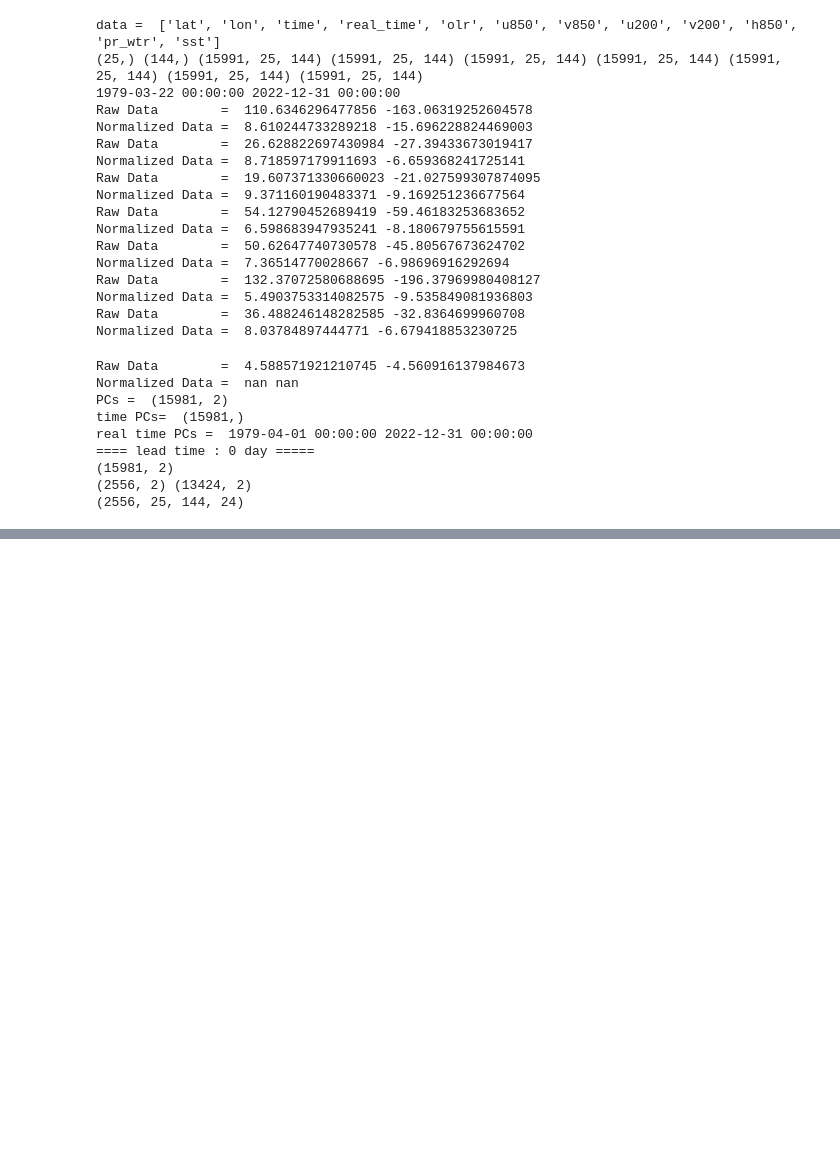
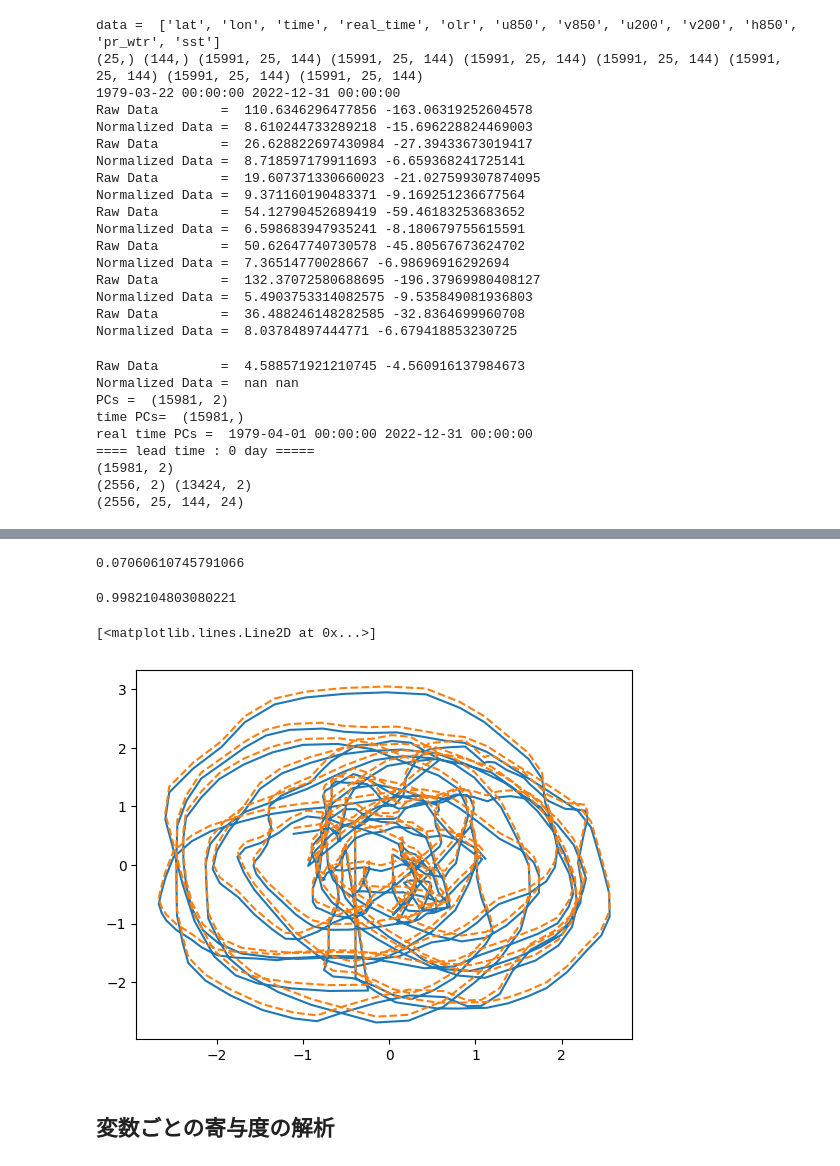
Before and after one commit to Yuumae1/machine_learning, a Jupyter notebook: notebook/shap_kikuchi-bsiso.ipynb, the cells around one changed output, grey strips where cells are left out. Cells and saved outputs as stored; diff of their text form; code cells hidden in the pictures; blank space fills up the shorter version.

```diff
--- a/notebook/shap_kikuchi-bsiso.ipynb
+++ b/notebook/shap_kikuchi-bsiso.ipynb
@@ -36,6 +98,6 @@ from keras.models import load_model
 # %%
 # データの読み込み
-data = np.load('/home/maeda/data/bsiso_eeof/prepro_anomaly_8vals.npz')
+data = np.load('/work/gi55/i55233/data/results/bsiso_eeof/prepro_anomaly_8vals.npz')
 print('data = ', data.files)
 
 lat = data['lat'][24:49]
@@ -74,7 +136,7 @@ pr_wtr_norm = normalization(pr_wtr)
 sst_norm = normalization(sst)
 
 # bsiso index (eEOF) 読み込み
-data_file = '/home/maeda/data/bsiso_eeof/bsiso_rt-PCs.npz'
+data_file = '/work/gi55/i55233/data/results/bsiso_eeof/bsiso_rt-PCs.npz'
 PC      = np.load(data_file)['rt_PCs'][:,:2]
 sign    = np.array([-1, 1]).T
 PC_norm = sign * PC / PC.std(axis=0)[np.newaxis,:]
@@ -95,8 +157,9 @@ def indexing(lead_time):
   sup_train = sup_data[idx]
   idx = np.where((rt.year > 2015))[0]
   sup_test = sup_data[idx]
+  sup_rt = rt[idx]
   print(sup_test.shape, sup_train.shape)
-  return data, rt, sup_train, sup_test, output_shape
+  return data, rt, sup_train, sup_test, output_shape, sup_rt
 
 # 入力データの前処理
 def preprocess(data, rt, lead_time):
@@ -120,7 +183,7 @@ for lead_time in lt_box:
 
   print('==== lead time : {} day ====='.format(lead_time))
 
-  data, rt, sup_train, sup_test, output_shape = indexing(lead_time)
+  data, rt, sup_train, sup_test, output_shape, sup_rt = indexing(lead_time)
 
   olr_ipt_test = preprocess(olr_norm, rt, lead_time)
   u850_ipt_test = preprocess(u850_norm, rt, lead_time)
@@ -175,5 +228,6 @@ Exception encountered: Unrecognized keyword arguments: ['batch_shape']
-# %%
-datasets = ipt_test[:300]
-shap.explainers._deep.deep_tf.op_handlers["FusedBatchNormV3"] = shap.explainers._deep.deep_tf.passthrough # batch norm を挟む場合、このコードが必要：https://github.com/shap/shap/issues/1406
-explainer = shap.DeepExplainer(model = model, data = datasets)
-shap_values = explainer.shap_values(datasets, check_additivity=False)
+# %%
+total1 = shap_values.sum(axis=(2,3,4))
+total2 = shap_values.sum(axis=(2,3,4))
+print(total1.shape, total2.shape)
+print(total1[0,:100])
+print(total2[1,:100])
@@ -179,0 +252,6 @@ shap_values = explainer.shap_values(datasets, check_additivity=False)
+# %%
+jja = np.where((sup_rt.month >= 6) & (sup_rt.month <= 8) & (sup_rt.year > 2015))[0]
+rt = real_time2[jja]
+pred_jja = pred[jja]
+print(pred_jja.shape)
+print(pred_jja[:100])
@@ -179,0 +276,26 @@ shap_values = explainer.shap_values(datasets, check_additivity=False)
+# %%
+rmse_shap = np.sqrt(np.mean((total1[:,0] - pred_jja[0])**2))
+print(rmse_shap)
+# %% [output]
+0.07060610745791066
+# %%
+# 相関係数の計算
+def culc_cor(test_data, pred_data):
+    j = 0
+    cor = (np.sum(pred_data[:,2*j] * test_data[:,2*j], axis=0) + np.sum(pred_data[:,2*j+1] * test_data[:,2*j+1], axis=0)) / \
+            (np.sqrt(np.sum(pred_data[:,2*j] ** 2 + pred_data[:,2*j+1] ** 2, axis=0)) * np.sqrt(np.sum(test_data[:,2*j] ** 2 + test_data[:,2*j+1] ** 2, axis=0)))
+    #print('cor : = ', cor)
+    return cor
+
+cor = culc_cor(total1.T, pred_jja)
+print(cor)
+# %% [output]
+0.9982104803080221
+# %%
+plt.plot(total1[0,:], total1[1,:], linestyle='-')
+plt.plot(pred_jja[:,0], pred_jja[:,1], linestyle='--')
+# %% [output]
+[<matplotlib.lines.Line2D at 0x...>]
+[figure, added]
+# %% [markdown]
+## 変数ごとの寄与度の解析
```
Also changed, not shown: parts of 10 cells of this notebook, 3 other files.
